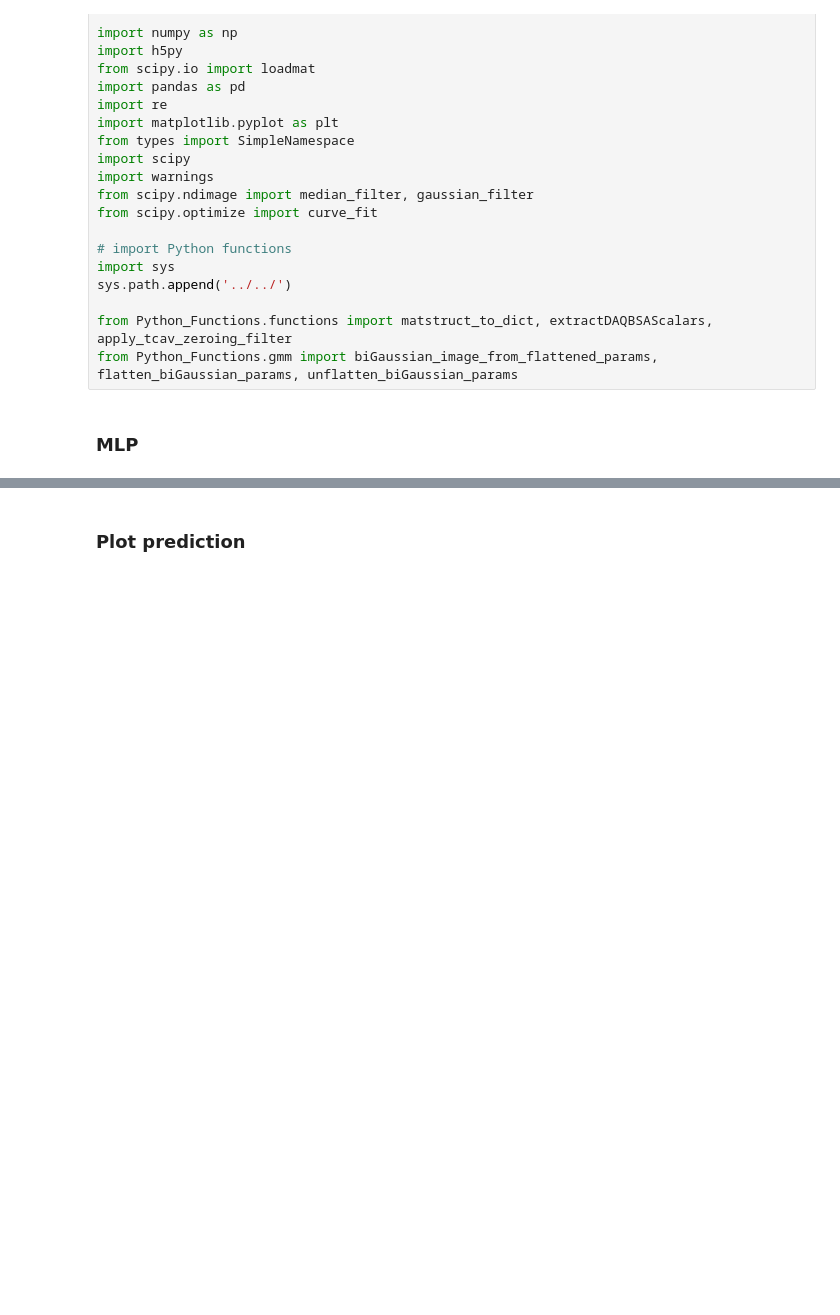
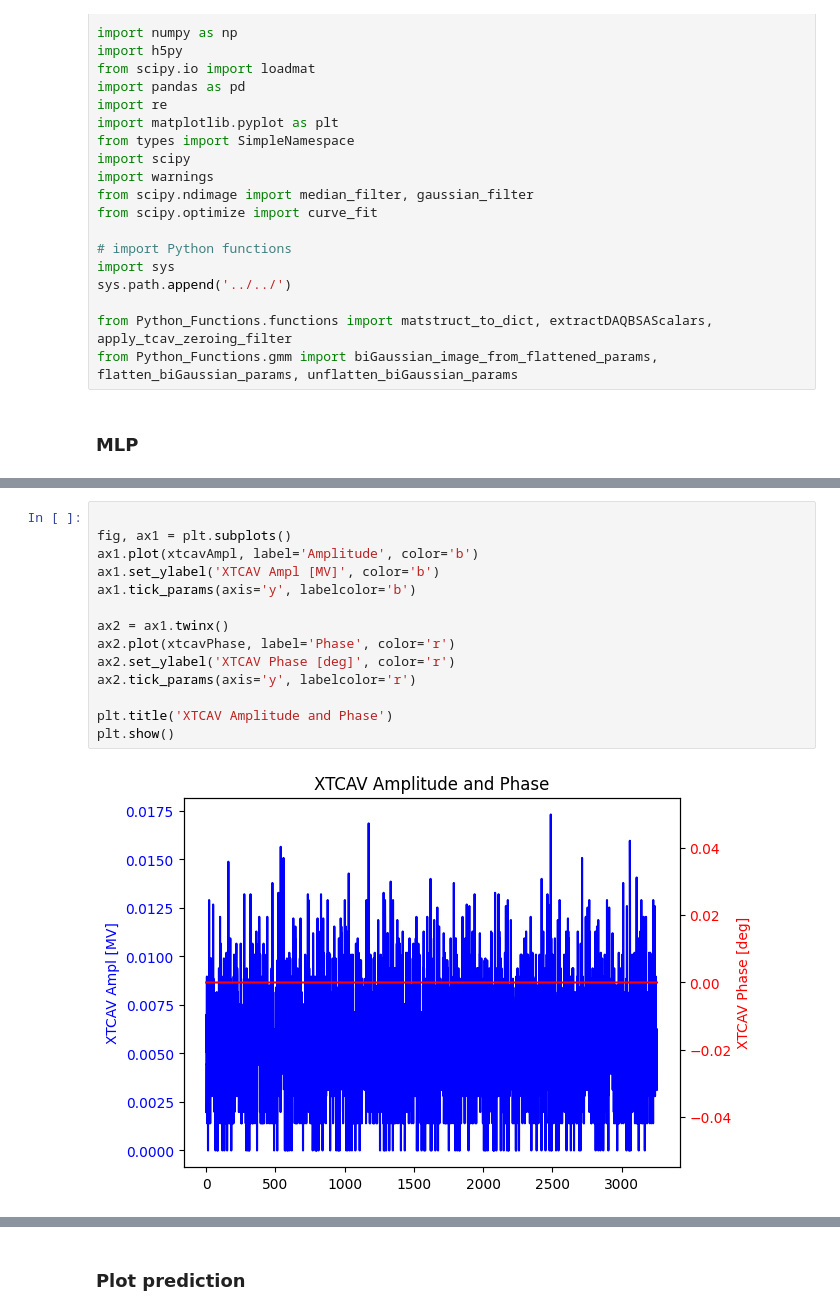
Before and after one commit to truewis/FACET-II-ML-diag, a Jupyter notebook: notebooks/workflow_walkthroughs/2D_LPS_model_GMM_test_without_comparison.ipynb, the cells around one changed output, grey strips where cells are left out. Drawn from its saved outputs; the diff is of its cells as text; blank space fills up the shorter version.

```diff
--- a/notebooks/workflow_walkthroughs/2D_LPS_model_GMM_test_without_comparison.ipynb
+++ b/notebooks/workflow_walkthroughs/2D_LPS_model_GMM_test_without_comparison.ipynb
@@ -124,2 +156,18 @@ X_test = torch.tensor(x_test_scaled, dtype=torch.float32)
+# %%
+
+fig, ax1 = plt.subplots()
+ax1.plot(xtcavAmpl, label='Amplitude', color='b')
+ax1.set_ylabel('XTCAV Ampl [MV]', color='b')
+ax1.tick_params(axis='y', labelcolor='b')
+
+ax2 = ax1.twinx()
+ax2.plot(xtcavPhase, label='Phase', color='r')
+ax2.set_ylabel('XTCAV Phase [deg]', color='r')
+ax2.tick_params(axis='y', labelcolor='r')
+
+plt.title('XTCAV Amplitude and Phase')
+plt.show()
+# %% [output]
+[figure, added]
 # %%
 
```
Also changed, not shown: parts of 14 cells of this notebook, 11 other files.
